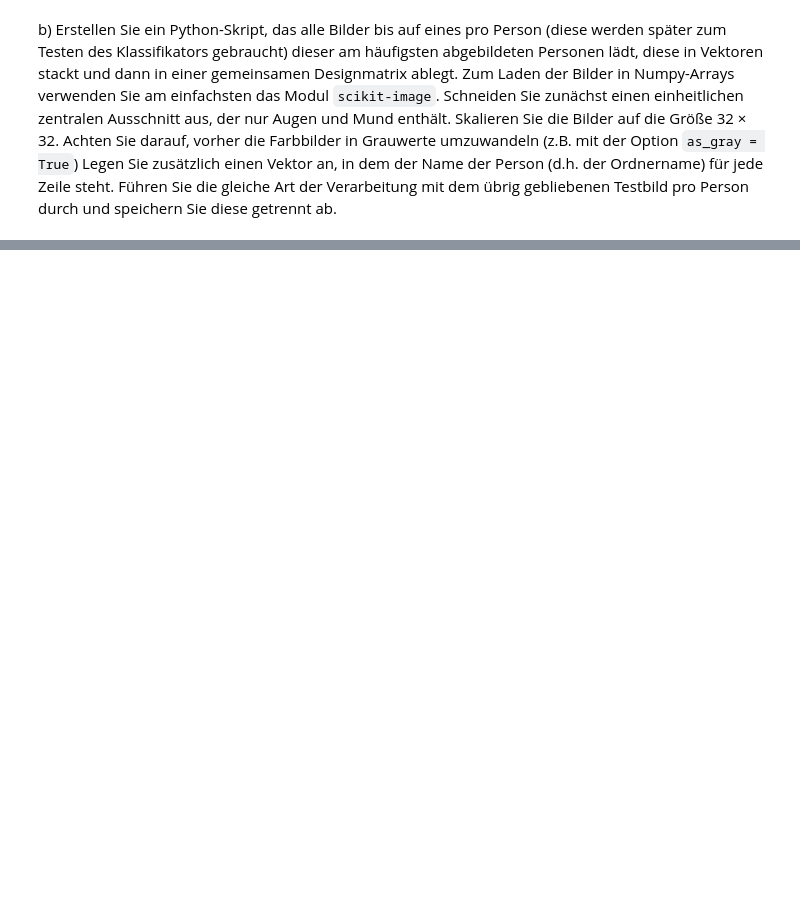
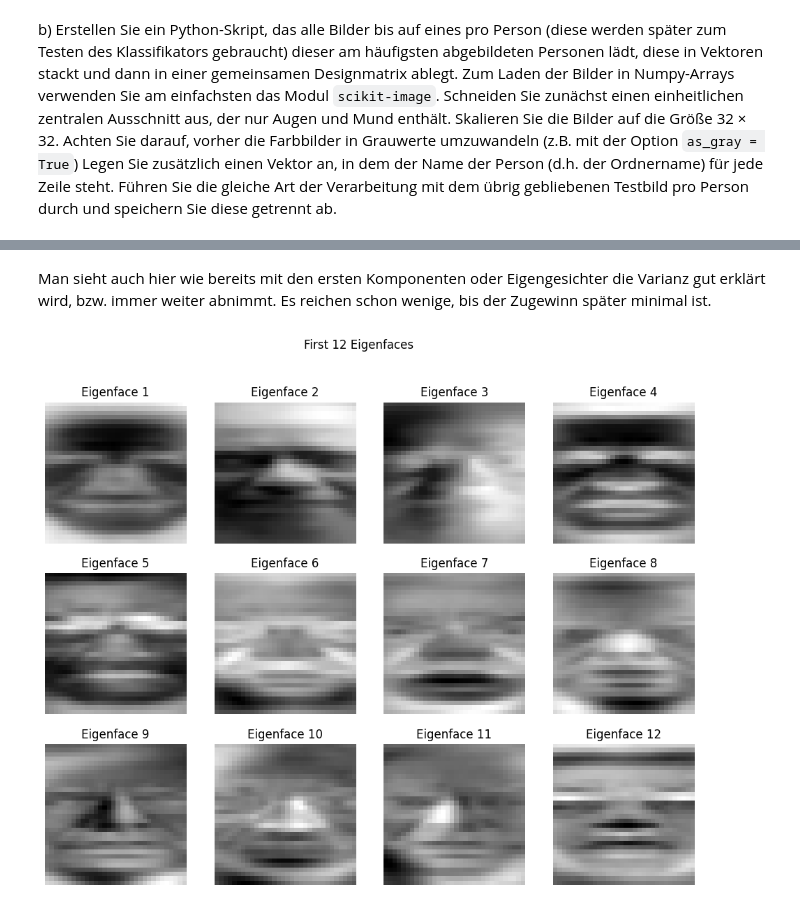
Before and after one commit to haasentimo/MachineLearning, a Jupyter notebook: Aufgabe2/Nummer1.ipynb, the cells around one changed output, grey strips where cells are left out. Drawn from its saved outputs; the diff is of its cells as text; code cells hidden in the pictures; blank space fills up the shorter version.

```diff
--- a/Aufgabe2/Nummer1.ipynb
+++ b/Aufgabe2/Nummer1.ipynb
@@ -367,12 +385,12 @@ for root, dirs, files in os.walk(base_dir):
             if file.endswith('.jpg'):
                 image_paths.append(os.path.join(root, file))
                 name = "_".join(file.split("_")[:2])
-                persons.append((name, os.path.join(root, file)))
                 if name in file_list:
                     continue
                 file_list.append(name)
 
-
+# DataFrame mit allen Bildpfaden
+df_images = pd.DataFrame(image_paths, columns=['Image_Path'])
 # Set erstellen damit nur einzigartige Personen angezeigt werden
 print(f'following {len(set(file_list))} persons are 70+ times in the dataset {set(file_list)}')
 # %% [output]
@@ -486,0 +541,20 @@ executing.executing.NotOneValueFound: Expected one value, found 0
+# %% [markdown]
+Man sieht auch hier wie bereits mit den ersten Komponenten oder Eigengesichter die Varianz gut erklärt wird, bzw. immer weiter abnimmt. Es reichen schon wenige, bis der Zugewinn später minimal ist.
+# %%
+num_eigenfaces = 12
+eigenfaces = pca_results['components'][:, :num_eigenfaces]
+
+# Reshape
+eigenface_images = [eigenfaces[:, i].reshape(32, 32) for i in range(num_eigenfaces)]
+
+# Plot
+fig, axes = plt.subplots(3, 4, figsize=(12, 9))
+fig.suptitle("First 12 Eigenfaces")
+
+for i, ax in enumerate(axes.flat):
+    ax.imshow(eigenface_images[i], cmap='gray')
+    ax.axis('off')
+    ax.set_title(f"Eigenface {i+1}")
+plt.show()
+# %% [output]
+[figure, added]
```
Also changed, not shown: parts of 12 cells of this notebook.
